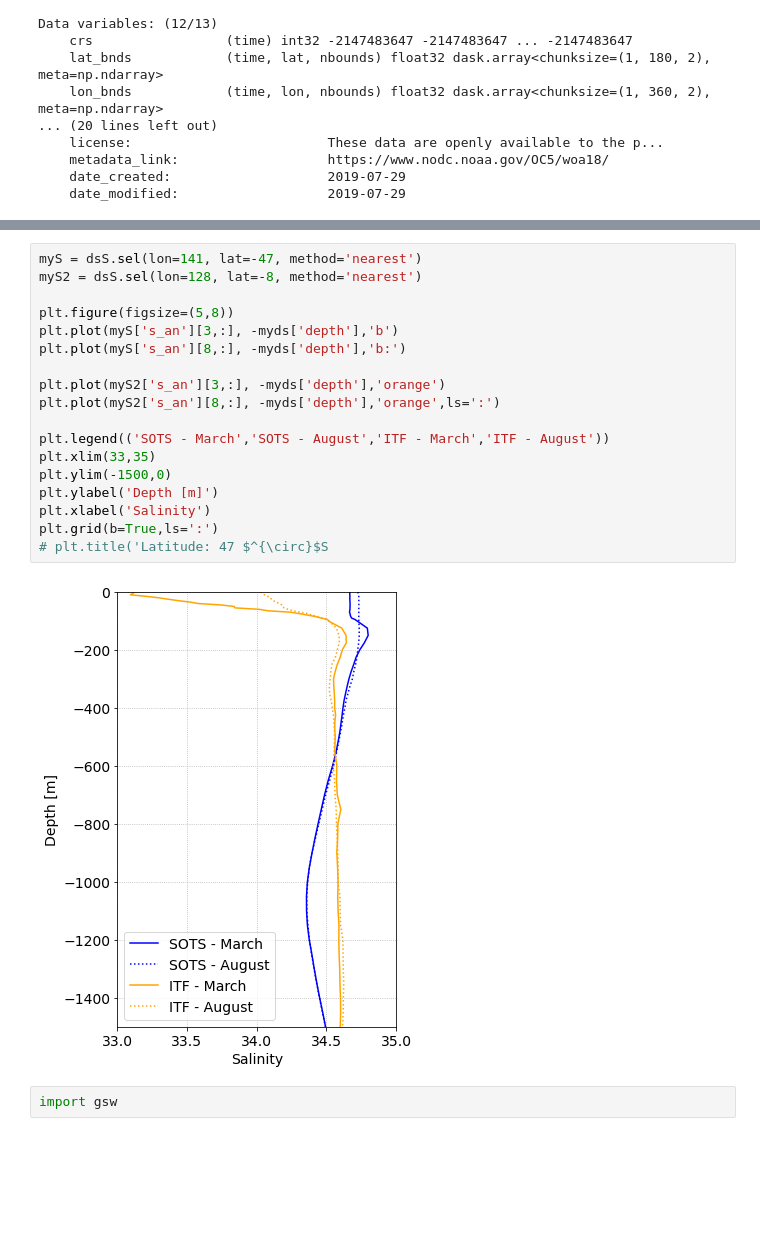
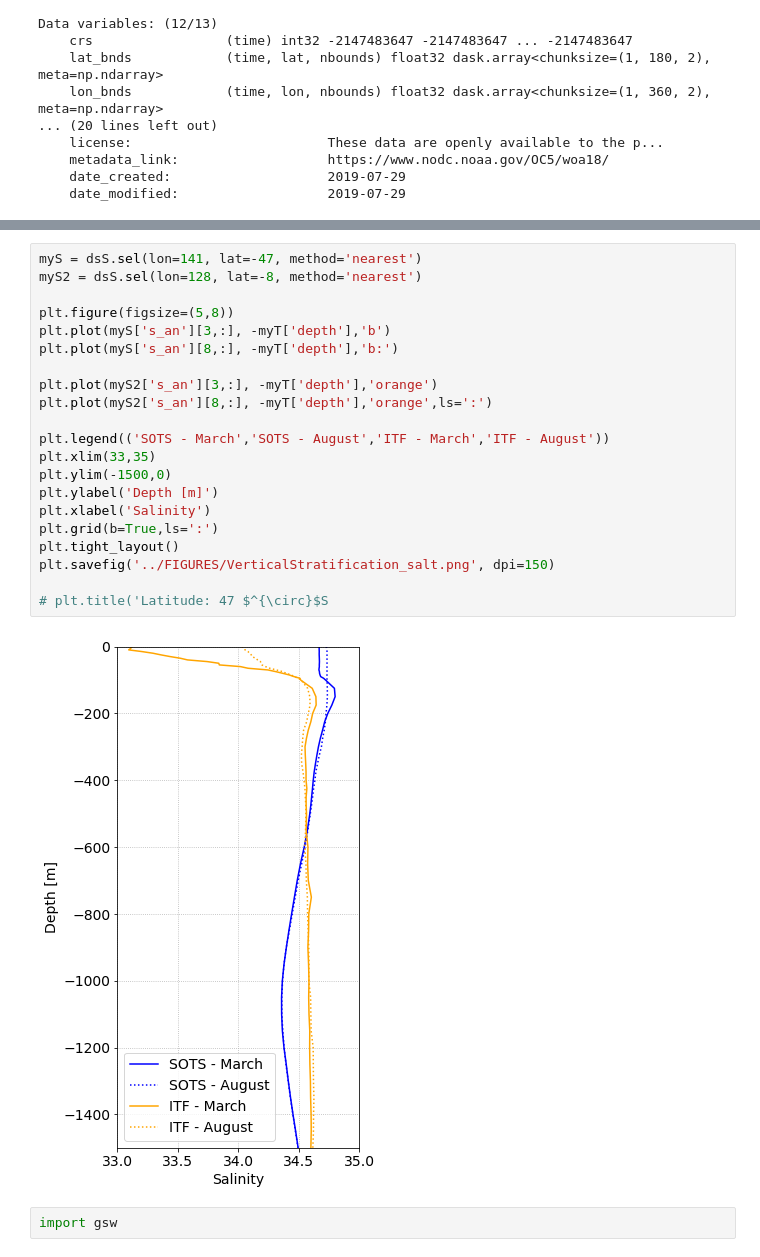
Before and after one commit to mrayson/so_iwaves, a Jupyter notebook: NOTEBOOKS/plot_woa_stratification.ipynb, the cells around one changed output, grey strips where cells are left out. Cells and saved outputs as stored; diff of their text form; blank space fills up the shorter version.

```diff
--- a/NOTEBOOKS/plot_woa_stratification.ipynb
+++ b/NOTEBOOKS/plot_woa_stratification.ipynb
@@ -105,23 +107,26 @@ plt.grid(b=True,ls=':')
 # %%
 myS = dsS.sel(lon=141, lat=-47, method='nearest')
 myS2 = dsS.sel(lon=128, lat=-8, method='nearest')
 
 plt.figure(figsize=(5,8))
-plt.plot(myS['s_an'][3,:], -myds['depth'],'b')
-plt.plot(myS['s_an'][8,:], -myds['depth'],'b:')
+plt.plot(myS['s_an'][3,:], -myT['depth'],'b')
+plt.plot(myS['s_an'][8,:], -myT['depth'],'b:')
 
-plt.plot(myS2['s_an'][3,:], -myds['depth'],'orange')
-plt.plot(myS2['s_an'][8,:], -myds['depth'],'orange',ls=':')
+plt.plot(myS2['s_an'][3,:], -myT['depth'],'orange')
+plt.plot(myS2['s_an'][8,:], -myT['depth'],'orange',ls=':')
 
 plt.legend(('SOTS - March','SOTS - August','ITF - March','ITF - August'))
 plt.xlim(33,35)
 plt.ylim(-1500,0)
 plt.ylabel('Depth [m]')
 plt.xlabel('Salinity')
 plt.grid(b=True,ls=':')
+plt.tight_layout()
+plt.savefig('../FIGURES/VerticalStratification_salt.png', dpi=150)
+
 # plt.title('Latitude: 47 $^{\circ}$S
 # %% [output]
-[figure, old version]
+[figure, new version]
 # %%
 import gsw
 # %%
```
Also changed, not shown: parts of 6 cells of this notebook, 5 other files.
